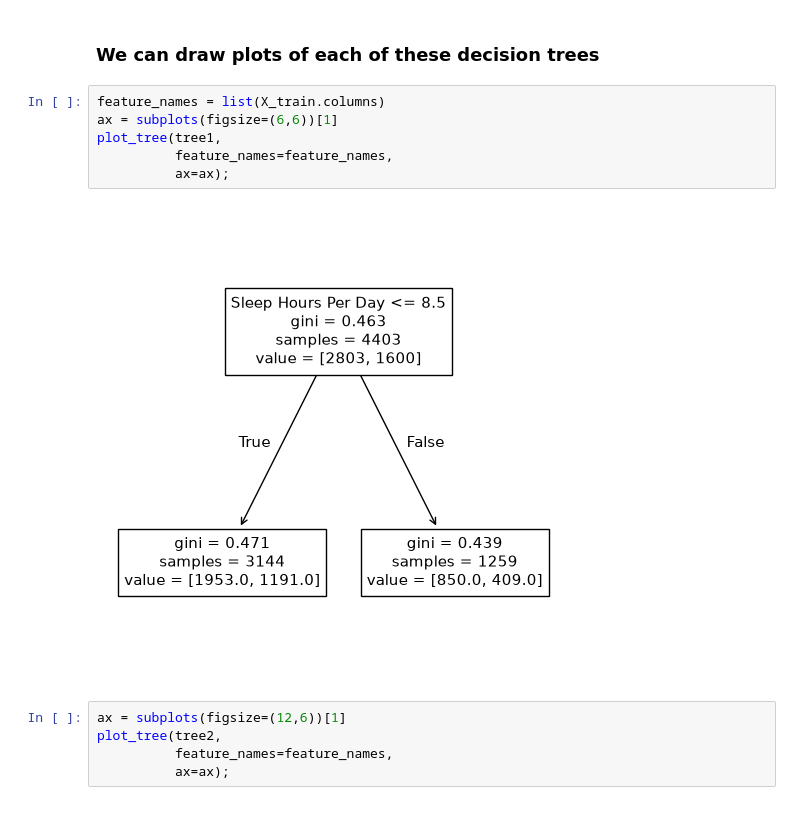
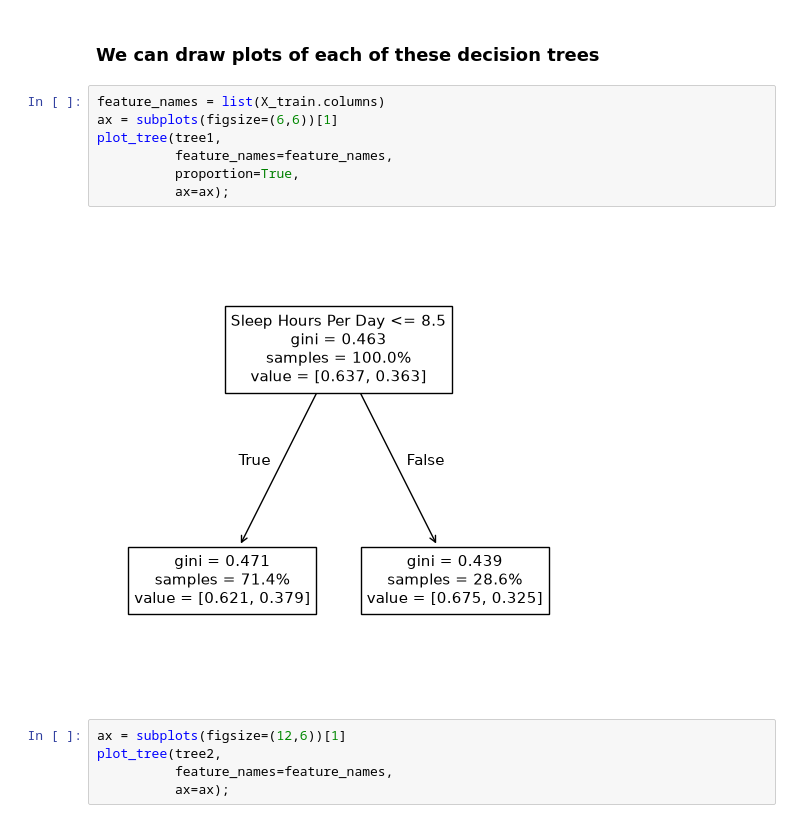
Before and after one commit to Zeke-Wess/CSE-2600-Code, a Jupyter notebook: mod08_rf.ipynb, the cells around one changed output. Saved outputs shown, nothing was run; the diff lists cells and outputs as text.

```diff
--- a/mod08_rf.ipynb
+++ b/mod08_rf.ipynb
@@ -144,11 +144,12 @@ DecisionTreeClassifier(max_depth=3)
 # %%
 feature_names = list(X_train.columns)
 ax = subplots(figsize=(6,6))[1]
 plot_tree(tree1,
           feature_names=feature_names,
+          proportion=True,
           ax=ax);
 # %% [output]
-[figure, old version]
+[figure, new version]
 # %%
 ax = subplots(figsize=(12,6))[1]
 plot_tree(tree2,
```
Also changed, not shown: parts of 3 cells of this notebook.
